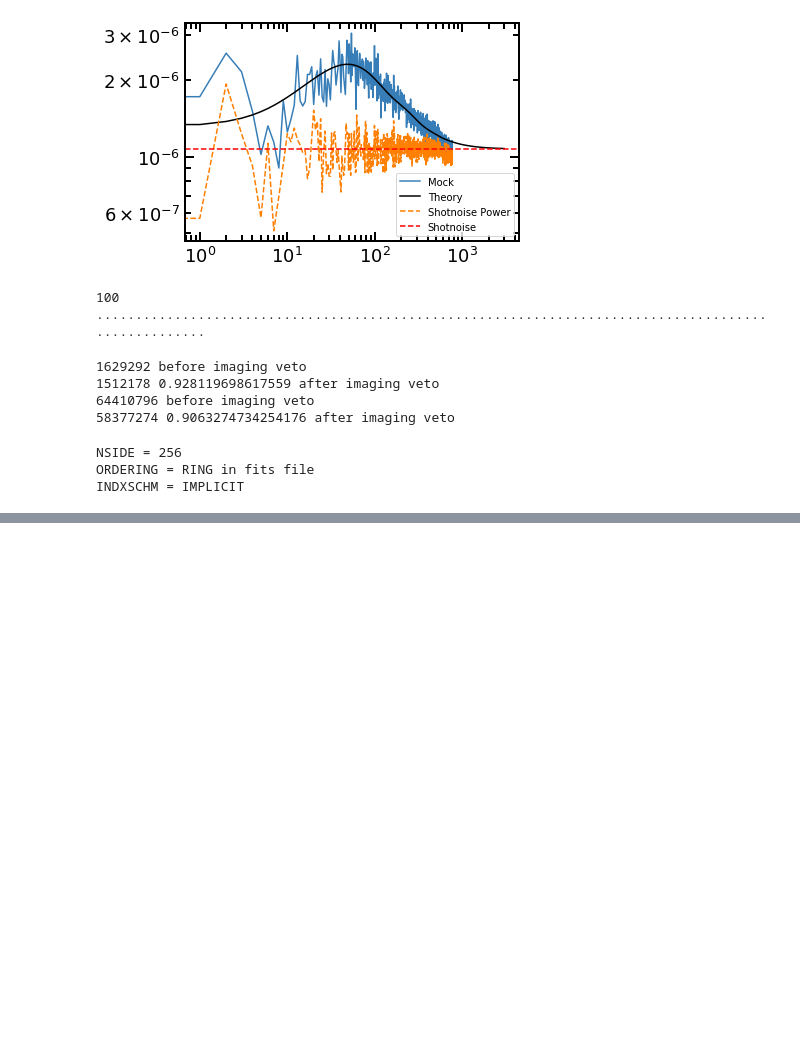
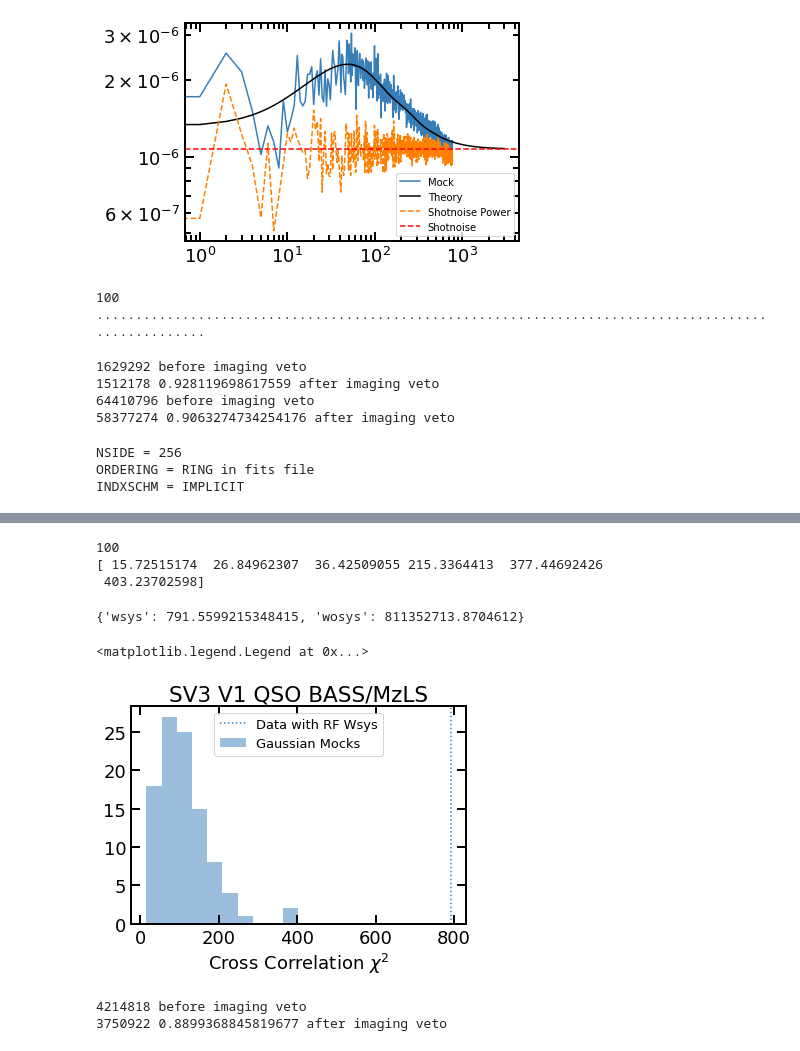
Before and after one commit to mehdirezaie/FFTLog-and-beyond, a Jupyter notebook: notebook/DESIsv3QSO.ipynb, the cells around one changed output, grey strips where cells are left out. Cells and saved outputs as stored; diff of their text form; code cells hidden in the pictures; blank space fills up the shorter version.

```diff
--- a/notebook/DESIsv3QSO.ipynb
+++ b/notebook/DESIsv3QSO.ipynb
@@ -409,0 +518,46 @@ for i in range(len(cl_mock['cl_sg'])):
+# %%
+cl_data = {}
+cl_data['wsys'] = read_cl('/home/mehdi/data/dr9v0.57.0/p38fnl/clxsys_qso_bzmls.npz', ix=np.arange(14), colmax=6, kind='wsys')
+cl_data['wosys'] = read_cl('/home/mehdi/data/dr9v0.57.0/p38fnl/clxsys_qso_bzmls.npz', ix=np.arange(14), colmax=6, kind='wosys')
+# %%
+chi2mocks, invcov = get_chi2mocks(cl_data['wosys'][2], 6)
+# %% [output]
+100
+[ 15.72515174  26.84962307  36.42509055 215.3364413  377.44692426
+ 403.23702598]
+# %%
+chi2_data = {}
+for n, cl_i in cl_data.items():
+    chi2_data[n] = chi2_fn(cl_i[1].flatten(), invcov)
+# %%
+chi2_data
+# %% [output]
+{'wsys': 791.5599215348415, 'wosys': 811352713.8704612}
+# %%
+plt.hist(chi2mocks, alpha=0.5, label='Gaussian Mocks')
+plt.axvline(chi2_data['wsys'], ls=':', label='Data with RF Wsys')
+plt.xlabel(r'Cross Correlation $\chi^{2}$')
+plt.title('SV3 V1 QSO BASS/MzLS')
+plt.legend(fontsize=13)
+# %% [output]
+<matplotlib.legend.Legend at 0x...>
+[figure, added]
+# %%
+# calculate 2D angular auto and cross power spectra
+# calculate 1D mean density
+target = 'LRG'
+region = 'NBMZLS'
+dcat_ = ft.read(f'/home/mehdi/data/dr9v0.57.0/sv3_v1/sv3target_{target}_{region}.fits')
+# rcat_ = ft.read(f'/home/mehdi/data/dr9v0.57.0/sv3_v1/{region}_randoms-1-0x5.fits')
+# wsys_ = ft.read(f'/home/mehdi/data/dr9v0.57.0/sv3_v1/sv3target_QSO_{region}.fits_MrWsys/wsys_v1.fits')['wsys']
+
+bits = [1, 5, 6, 7, 8, 9, 11, 12, 13]                         # https://www.legacysurvey.org/dr9/bitmasks/
+dcat, ix = ut.cutphotmask(dcat_, bits, return_indices=True)   #
+# rcat = ut.cutphotmask(rcat_, bits)
+# wsys = wsys_[ix]
+
+# wsys_ed = ft.read(f'/home/mehdi/data/dr9v0.57.0/sv3_v1/sv3target_QSO_{region}.fits_EdWsys/wsys_v0.fits')['wsys']
+# wsys_ed = wsys_ed[ix]
+# %% [output]
+4214818 before imaging veto
+3750922 0.8899368845819677 after imaging veto
```
Also changed, not shown: parts of 51 cells of this notebook, 1 other file.
